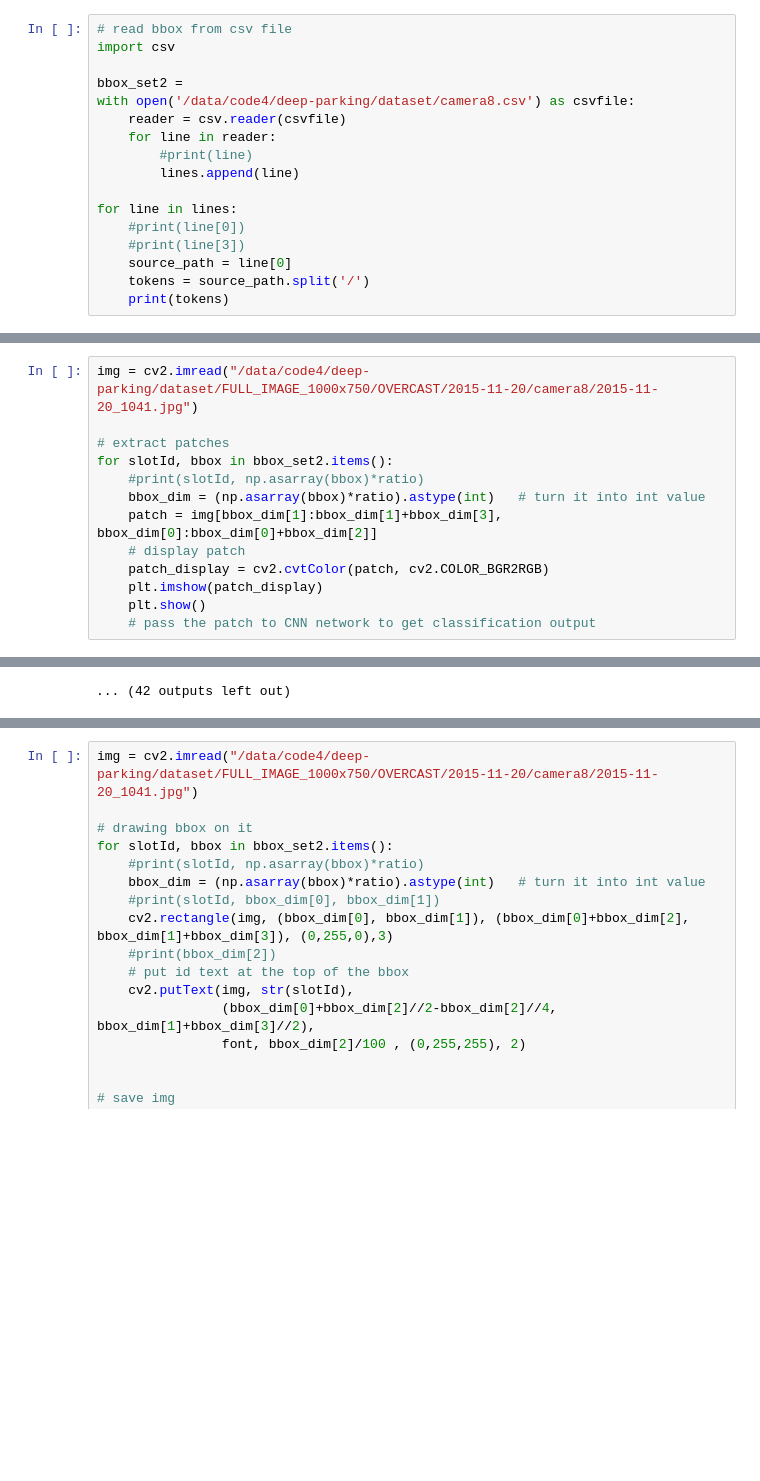
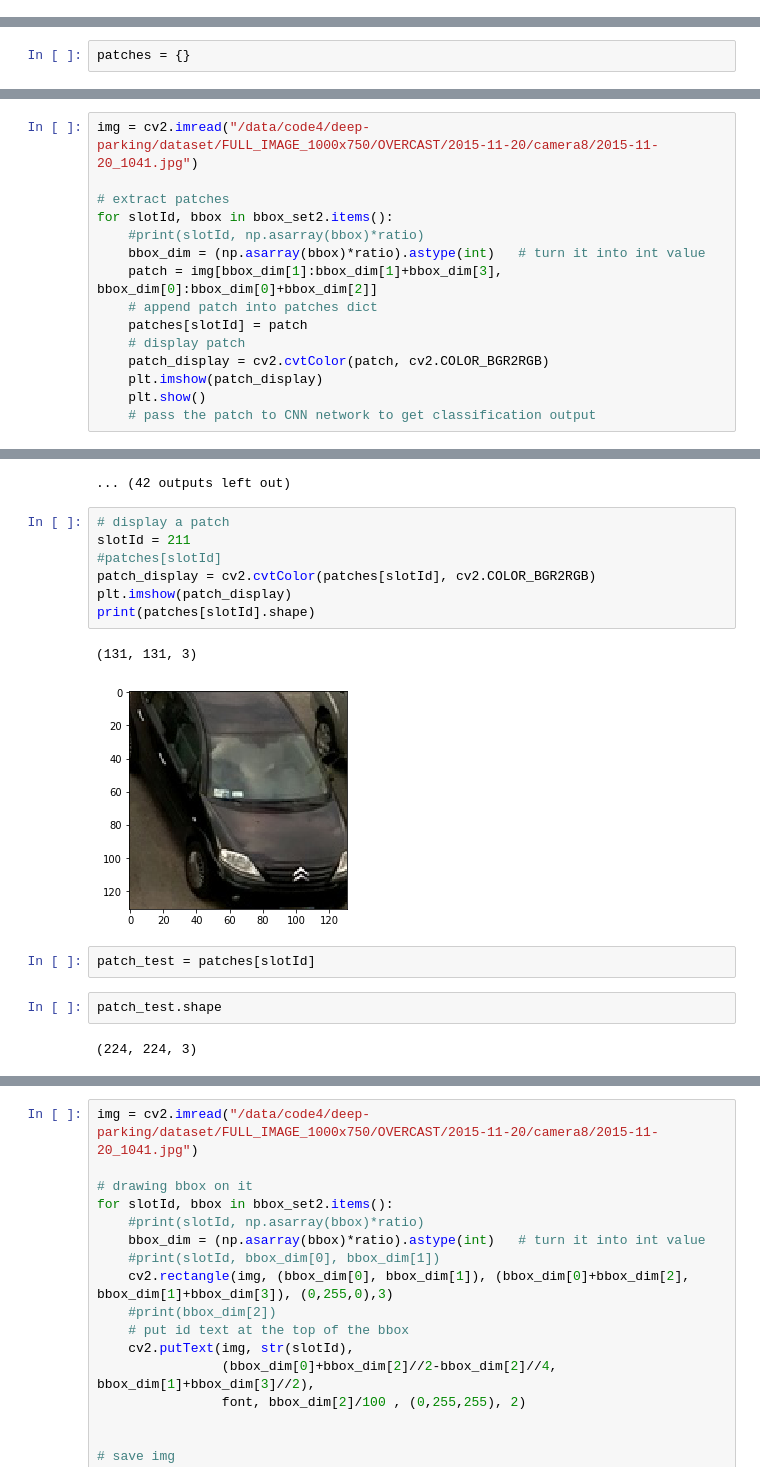
Before and after one commit to amiltonwong/mil_deep_park, a Jupyter notebook: practice_detect.ipynb, the cells around one changed output, grey strips where cells are left out. Cells and saved outputs as stored; diff of their text form; blank space fills up the shorter version.

```diff
--- a/practice_detect.ipynb
+++ b/practice_detect.ipynb
@@ -67,17 +35,0 @@ bbox_set2
-# %%
-# read bbox from csv file
-import csv
-
-bbox_set2 =
-with open('/data/code4/deep-parking/dataset/camera8.csv') as csvfile:
-    reader = csv.reader(csvfile)
-    for line in reader:
-        #print(line)
-        lines.append(line)
-
-for line in lines:
-    #print(line[0])
-    #print(line[3])
-    source_path = line[0]
-    tokens = source_path.split('/')
-    print(tokens)
@@ -113,3 +70,5 @@ plt.imshow(img_display)
+# %%
+patches = {}
 # %%
 font = cv2.FONT_HERSHEY_COMPLEX
 # %%
@@ -120,6 +79,8 @@ for slotId, bbox in bbox_set2.items():
     #print(slotId, np.asarray(bbox)*ratio)
     bbox_dim = (np.asarray(bbox)*ratio).astype(int)   # turn it into int value
     patch = img[bbox_dim[1]:bbox_dim[1]+bbox_dim[3], bbox_dim[0]:bbox_dim[0]+bbox_dim[2]]
+    # append patch into patches dict
+    patches[slotId] = patch
     # display patch
     patch_display = cv2.cvtColor(patch, cv2.COLOR_BGR2RGB)
     plt.imshow(patch_display)
@@ -139,3 +100,19 @@ for slotId, bbox in bbox_set2.items():
 [figure]
 [figure]
 ... (42 outputs left out)
+# %%
+# display a patch
+slotId = 211
+#patches[slotId]
+patch_display = cv2.cvtColor(patches[slotId], cv2.COLOR_BGR2RGB)
+plt.imshow(patch_display)
+print(patches[slotId].shape)
+# %% [output]
+(131, 131, 3)
+[figure, added]
+# %%
+patch_test = patches[slotId]
+# %%
+patch_test.shape
+# %% [output]
+(224, 224, 3)
```
Also changed, not shown: parts of 30 cells of this notebook, 3 other files.
